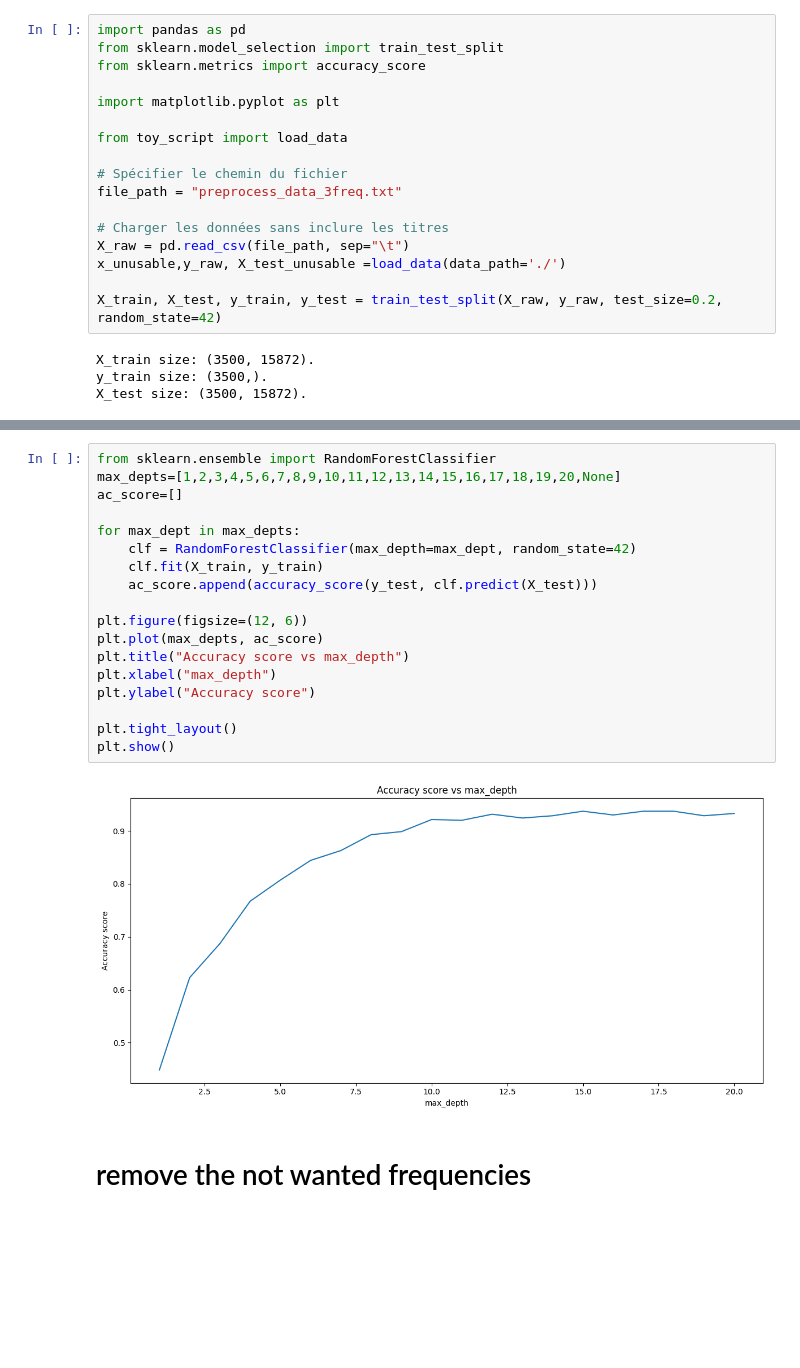
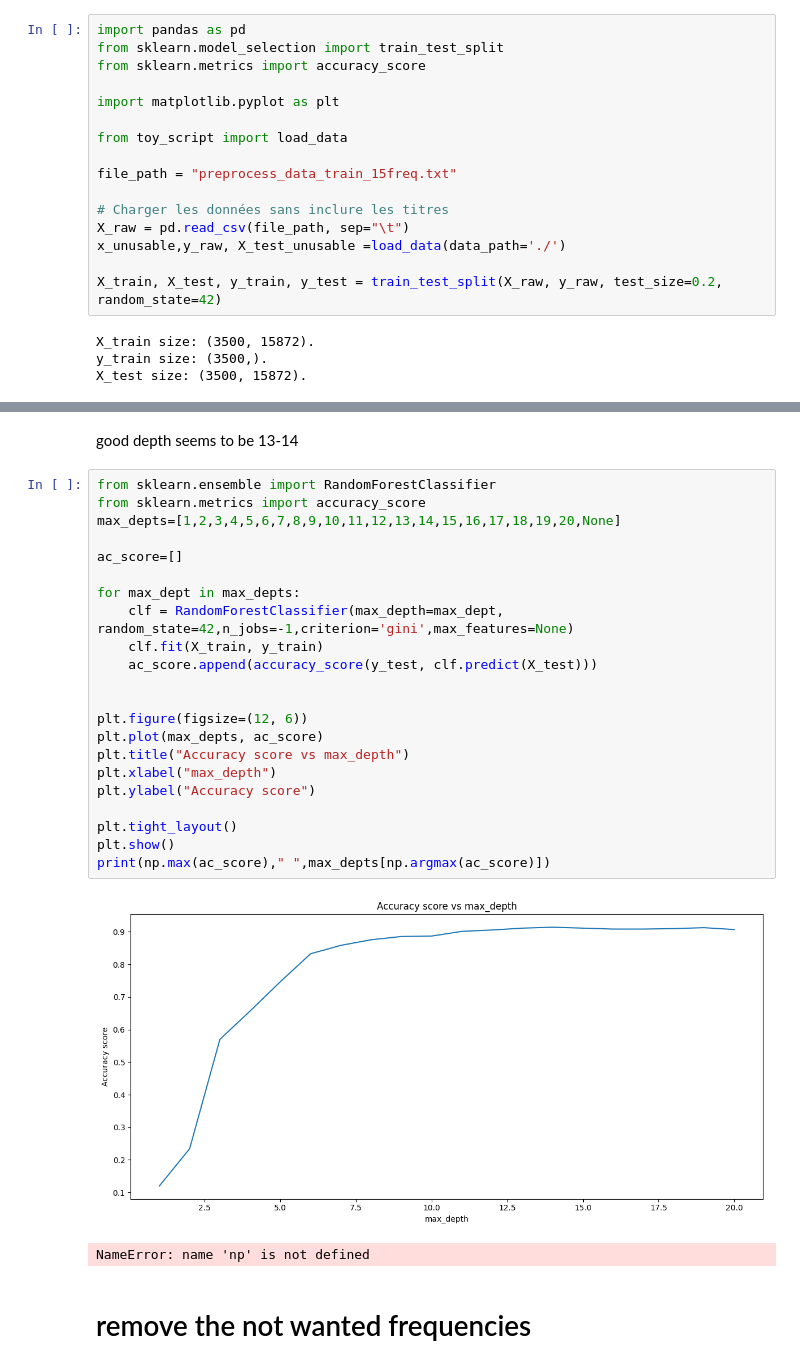
Before and after one commit to diegolall/ml_p3, a Jupyter notebook: tests_d.ipynb, the cells around one changed output, grey strips where cells are left out. Cells and saved outputs as stored; diff of their text form; blank space fills up the shorter version.

```diff
--- a/tests_d.ipynb
+++ b/tests_d.ipynb
@@ -1125,8 +1130,7 @@ import matplotlib.pyplot as plt
 
 from toy_script import load_data
 
-# Spécifier le chemin du fichier
-file_path = "preprocess_data_3freq.txt"
+file_path = "preprocess_data_train_15freq.txt"
 
 # Charger les données sans inclure les titres
 X_raw = pd.read_csv(file_path, sep="\t")
@@ -1152,23 +1156,30 @@ accuracy_score(y_test, clf.predict(X_test))
+# %% [markdown]
+good depth seems to be 13-14
 # %%
 from sklearn.ensemble import RandomForestClassifier
+from sklearn.metrics import accuracy_score
 max_depts=[1,2,3,4,5,6,7,8,9,10,11,12,13,14,15,16,17,18,19,20,None]
+
 ac_score=[]
 
 for max_dept in max_depts:
-    clf = RandomForestClassifier(max_depth=max_dept, random_state=42)
+    clf = RandomForestClassifier(max_depth=max_dept, random_state=42,n_jobs=-1,criterion='gini',max_features=None)
     clf.fit(X_train, y_train)
     ac_score.append(accuracy_score(y_test, clf.predict(X_test)))
+
 
 plt.figure(figsize=(12, 6))
 plt.plot(max_depts, ac_score)
 plt.title("Accuracy score vs max_depth")
 plt.xlabel("max_depth")
 plt.ylabel("Accuracy score")
 
 plt.tight_layout()
 plt.show()
+print(np.max(ac_score)," ",max_depts[np.argmax(ac_score)])
 # %% [output]
-[figure, old version]
+[figure, new version]
+NameError: name 'np' is not defined
 # %% [markdown]
 # remove the not wanted frequencies
 # %%
```
Also changed, not shown: parts of 10 cells of this notebook, 5 other files.
